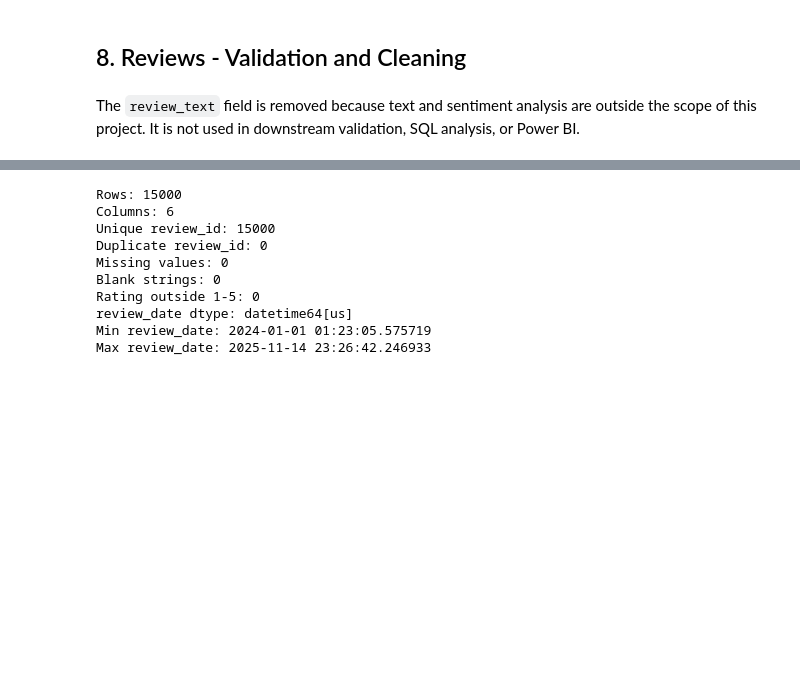
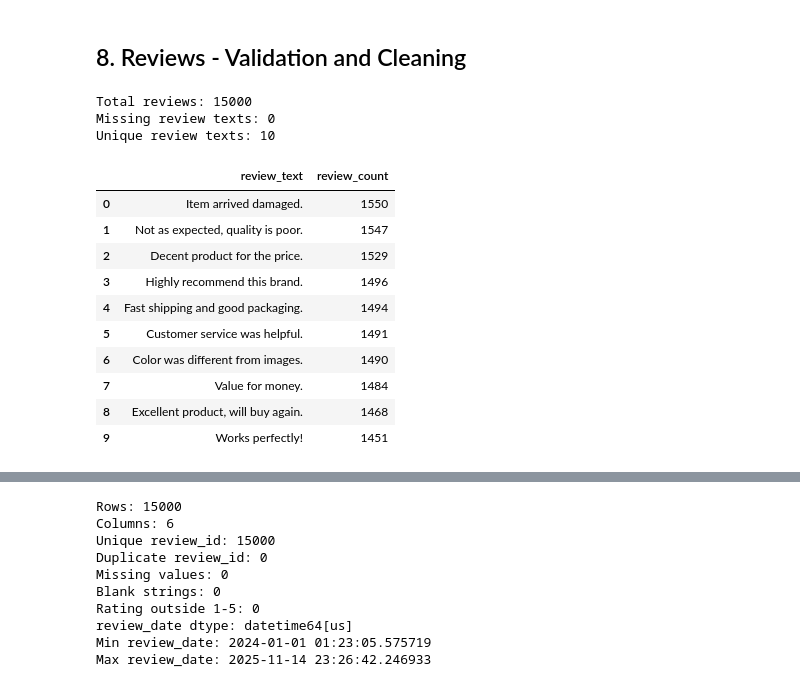
Before and after one commit to olgalitvinova167/ecommerce-sales-customer-analytics, a Jupyter notebook: notebooks/01_data_preparation.ipynb, the cells around one changed output, grey strips where cells are left out. Cells and saved outputs as stored; diff of their text form; code cells hidden in the pictures; blank space fills up the shorter version.

```diff
--- a/notebooks/01_data_preparation.ipynb
+++ b/notebooks/01_data_preparation.ipynb
@@ -259,5 +259,33 @@ item_total mismatches: 0
 ## 8. Reviews - Validation and Cleaning
 # %%
 reviews["review_date"] = pd.to_datetime(reviews["review_date"])
-# %% [markdown]
-The `review_text` field is removed because text and sentiment analysis are outside the scope of this project. It is not used in downstream validation, SQL analysis, or Power BI.
+# %%
+# Review text assessment before column removal
+
+print("Total reviews:", len(reviews))
+print("Missing review texts:", reviews["review_text"].isna().sum())
+print("Unique review texts:", reviews["review_text"].nunique())
+
+review_text_frequency = (
+    reviews["review_text"]
+    .value_counts(dropna=False)
+    .rename_axis("review_text")
+    .reset_index(name="review_count")
+)
+
+display(review_text_frequency)
+# %% [output]
+Total reviews: 15000
+Missing review texts: 0
+Unique review texts: 10
+|  | review_text | review_count |
+| 0 | Item arrived damaged. | 1550 |
+| 1 | Not as expected, quality is poor. | 1547 |
+| 2 | Decent product for the price. | 1529 |
+| 3 | Highly recommend this brand. | 1496 |
+| 4 | Fast shipping and good packaging. | 1494 |
+| 5 | Customer service was helpful. | 1491 |
+| 6 | Color was different from images. | 1490 |
+| 7 | Value for money. | 1484 |
+| 8 | Excellent product, will buy again. | 1468 |
+| 9 | Works perfectly! | 1451 |
```
Also changed, not shown: parts of 3 cells of this notebook.
